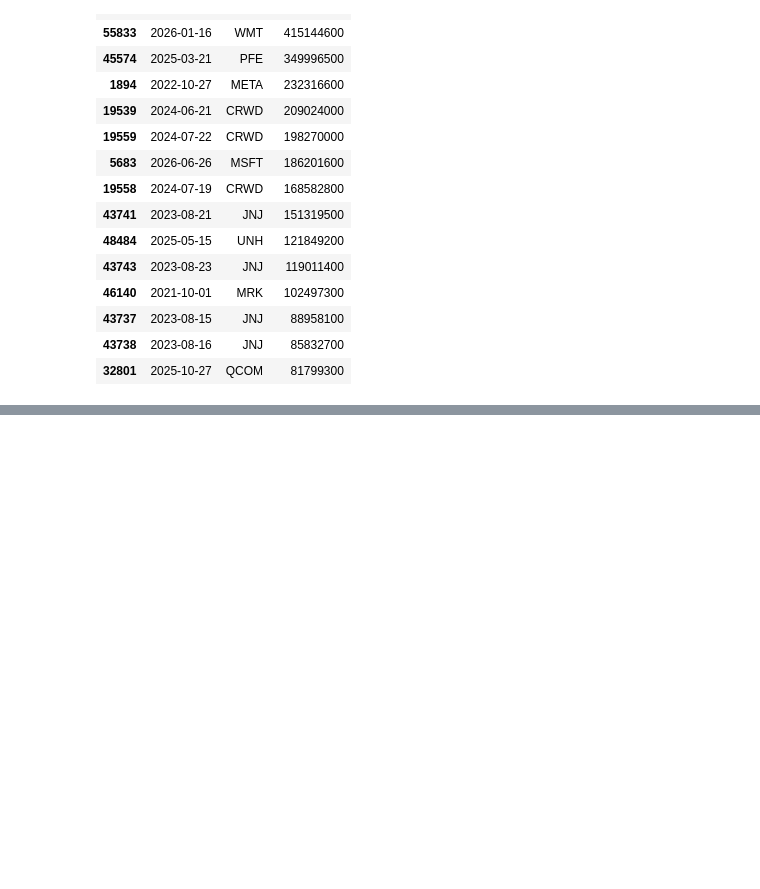
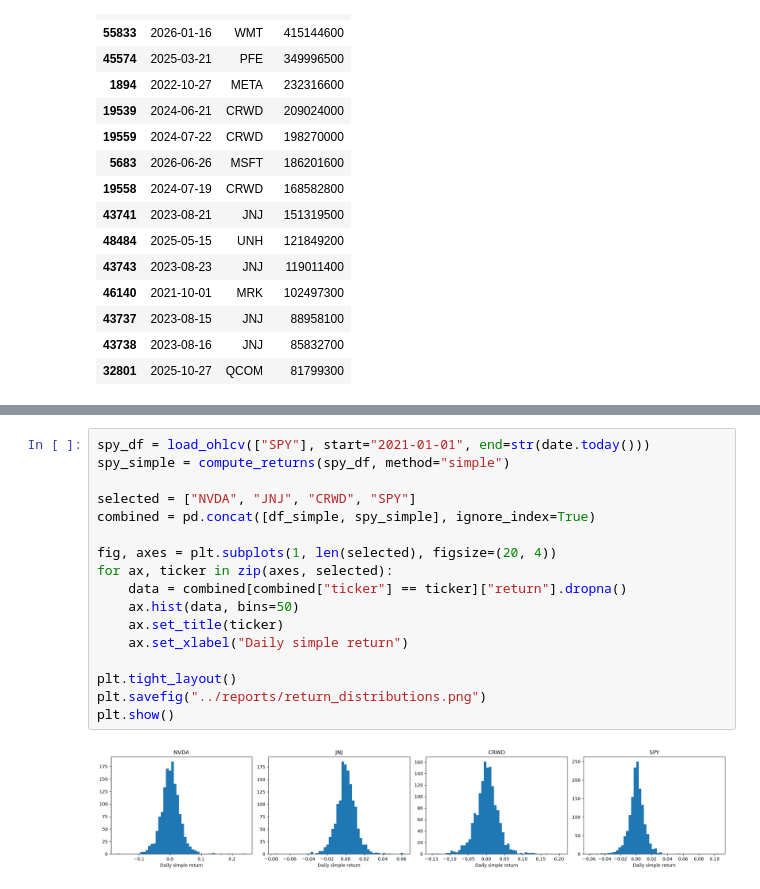
Before and after one commit to jialucharlottewu/LendoCapital, a Jupyter notebook: notebooks/Week_1.ipynb, the cells around one changed output, grey strips where cells are left out. Saved outputs shown, nothing was run; the diff lists cells and outputs as text; blank space fills up the shorter version.

```diff
--- a/notebooks/Week_1.ipynb
+++ b/notebooks/Week_1.ipynb
@@ -134,0 +187,19 @@ df['adj_factor'] = df['close'] / df['adj_close']
+# %%
+spy_df = load_ohlcv(["SPY"], start="2021-01-01", end=str(date.today()))
+spy_simple = compute_returns(spy_df, method="simple")
+
+selected = ["NVDA", "JNJ", "CRWD", "SPY"]
+combined = pd.concat([df_simple, spy_simple], ignore_index=True)
+
+fig, axes = plt.subplots(1, len(selected), figsize=(20, 4))
+for ax, ticker in zip(axes, selected):
+    data = combined[combined["ticker"] == ticker]["return"].dropna()
+    ax.hist(data, bins=50)
+    ax.set_title(ticker)
+    ax.set_xlabel("Daily simple return")
+
+plt.tight_layout()
+plt.savefig("../reports/return_distributions.png")
+plt.show()
+# %% [output]
+[figure, added]
```
Also changed, not shown: parts of 23 cells of this notebook, 5 other files.
